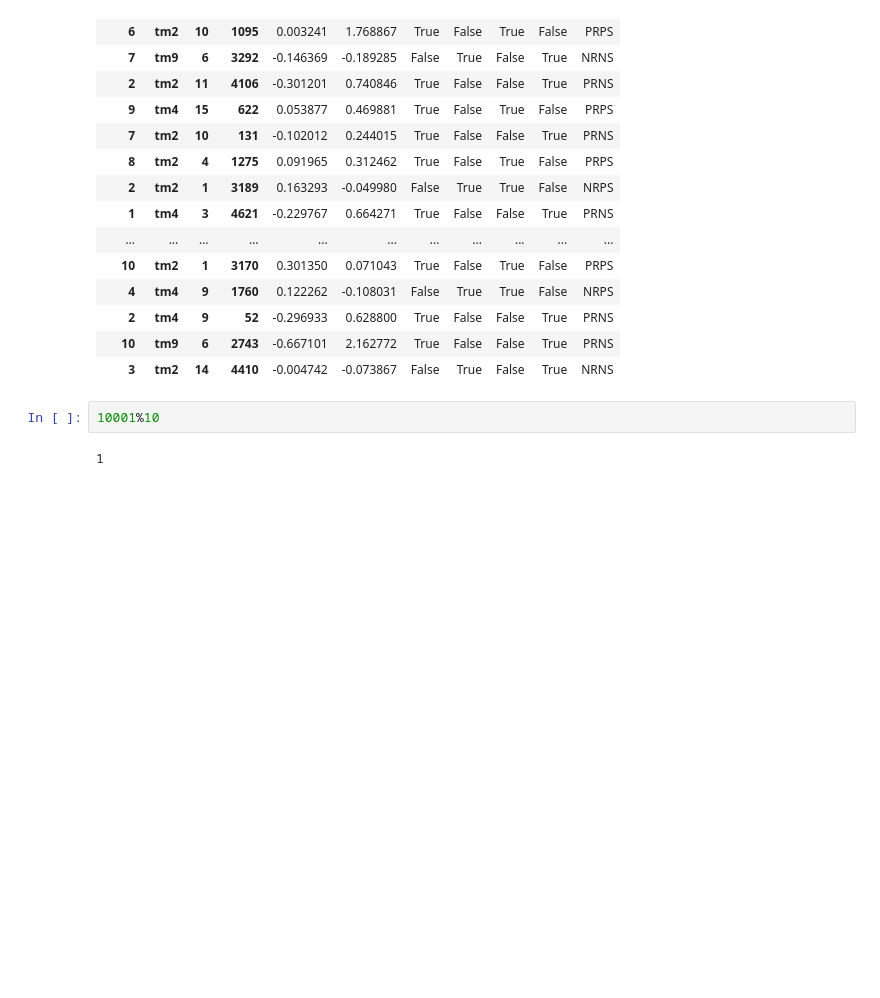
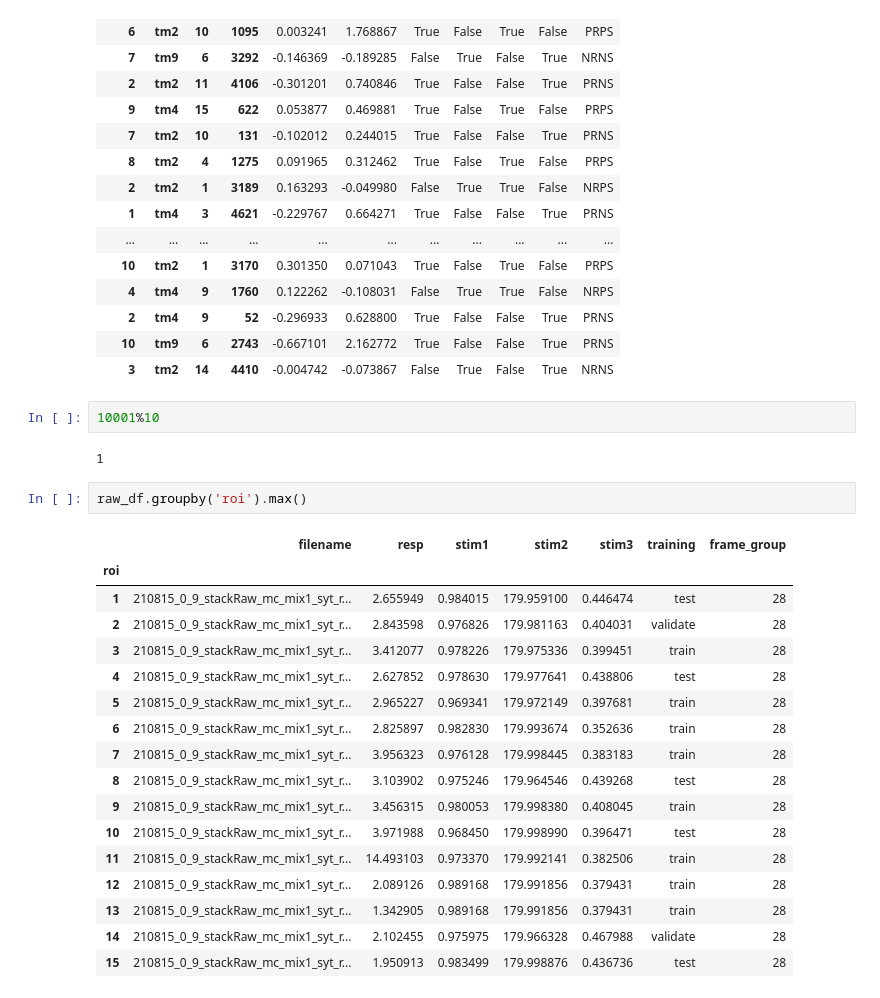
Before and after one commit to laurenneal/capstone-visual-neuroscience, a Jupyter notebook: Feature_Engineering_from_Raw_Data.ipynb, the cells around one changed output. Cells and saved outputs as stored; diff of their text form; blank space fills up the shorter version.

```diff
--- a/Feature_Engineering_from_Raw_Data.ipynb
+++ b/Feature_Engineering_from_Raw_Data.ipynb
@@ -261,3 +253,23 @@ df_temp_t2
 10001%10
 # %% [output]
 1
+# %%
+raw_df.groupby('roi').max()
+# %% [output]
+|  | filename | resp | stim1 | stim2 | stim3 | training | frame_group |
+| roi |  |  |  |  |  |  |  |
+| 1 | 210815_0_9_stackRaw_mc_mix1_syt_r... | 2.655949 | 0.984015 | 179.959100 | 0.446474 | test | 28 |
+| 2 | 210815_0_9_stackRaw_mc_mix1_syt_r... | 2.843598 | 0.976826 | 179.981163 | 0.404031 | validate | 28 |
+| 3 | 210815_0_9_stackRaw_mc_mix1_syt_r... | 3.412077 | 0.978226 | 179.975336 | 0.399451 | train | 28 |
+| 4 | 210815_0_9_stackRaw_mc_mix1_syt_r... | 2.627852 | 0.978630 | 179.977641 | 0.438806 | test | 28 |
+| 5 | 210815_0_9_stackRaw_mc_mix1_syt_r... | 2.965227 | 0.969341 | 179.972149 | 0.397681 | train | 28 |
+| 6 | 210815_0_9_stackRaw_mc_mix1_syt_r... | 2.825897 | 0.982830 | 179.993674 | 0.352636 | train | 28 |
+| 7 | 210815_0_9_stackRaw_mc_mix1_syt_r... | 3.956323 | 0.976128 | 179.998445 | 0.383183 | train | 28 |
+| 8 | 210815_0_9_stackRaw_mc_mix1_syt_r... | 3.103902 | 0.975246 | 179.964546 | 0.439268 | test | 28 |
+| 9 | 210815_0_9_stackRaw_mc_mix1_syt_r... | 3.456315 | 0.980053 | 179.998380 | 0.408045 | train | 28 |
+| 10 | 210815_0_9_stackRaw_mc_mix1_syt_r... | 3.971988 | 0.968450 | 179.998990 | 0.396471 | test | 28 |
+| 11 | 210815_0_9_stackRaw_mc_mix1_syt_r... | 14.493103 | 0.973370 | 179.992141 | 0.382506 | train | 28 |
+| 12 | 210815_0_9_stackRaw_mc_mix1_syt_r... | 2.089126 | 0.989168 | 179.991856 | 0.379431 | train | 28 |
+| 13 | 210815_0_9_stackRaw_mc_mix1_syt_r... | 1.342905 | 0.989168 | 179.991856 | 0.379431 | train | 28 |
+| 14 | 210815_0_9_stackRaw_mc_mix1_syt_r... | 2.102455 | 0.975975 | 179.966328 | 0.467988 | validate | 28 |
+| 15 | 210815_0_9_stackRaw_mc_mix1_syt_r... | 1.950913 | 0.983499 | 179.998876 | 0.436736 | test | 28 |
```
Also changed, not shown: parts of 9 cells of this notebook.
